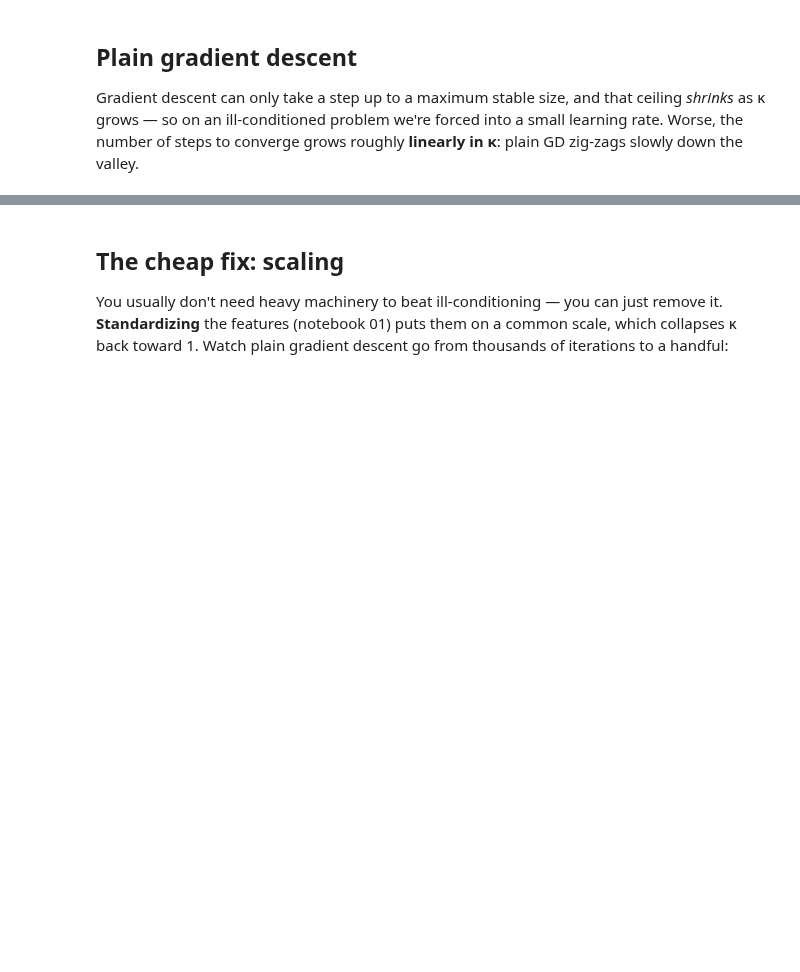
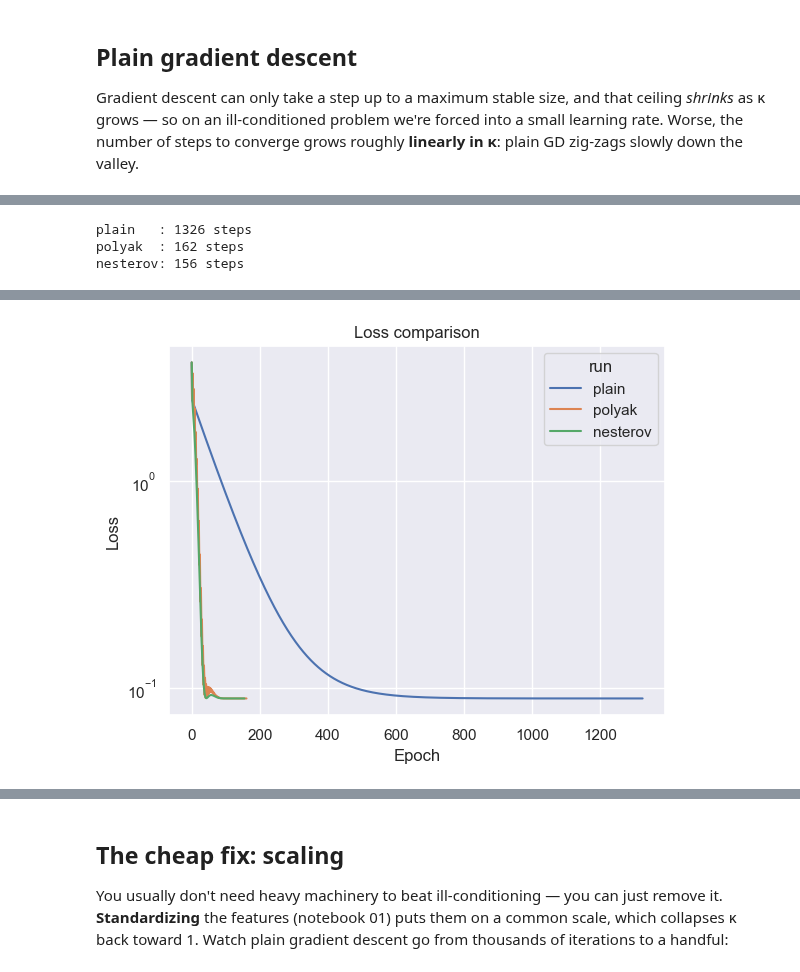
Before and after one commit to ValerioRocca/dolcestat, a Jupyter notebook: notebooks/04_optimization.ipynb, the cells around one changed output, grey strips where cells are left out. Cells and saved outputs as stored; diff of their text form; code cells hidden in the pictures; blank space fills up the shorter version.

```diff
--- a/notebooks/04_optimization.ipynb
+++ b/notebooks/04_optimization.ipynb
@@ -73,16 +114,26 @@ learning rates it can overshoot.)
 # %%
-polyak = GradientDescent(data=data, loss_function="mse", flavor="batch",
-                         alpha=0.003, n_iters=20000, tol=1e-8,
-                         momentum_type="polyak", momentum_rate=0.9)
-nesterov = GradientDescent(data=data, loss_function="mse", flavor="batch",
-                           alpha=0.003, n_iters=20000, tol=1e-8,
-                           momentum_type="nesterov", momentum_rate=0.9)
-polyak.fit()
-nesterov.fit()
+def run_gd(momentum_type=None, alpha=0.003, sampler=None, dataset=None, **kwargs):
+    """Train a fresh linear model and hand back the History."""
+    trainer = Trainer(
+        model=linear_model(),
+        loss=MeanSquaredError(),
+        optimizer=GradientDescent(alpha=alpha, momentum_type=momentum_type,
+                                  momentum_rate=0.9),
+        sampler=sampler if sampler is not None else BatchSampler(),
+    )
+    return trainer.run(dataset if dataset is not None else data, **kwargs)
 
-print("plain   :", len(plain.get_loss()), "iterations")
-print("polyak  :", len(polyak.get_loss()), "iterations")
-print("nesterov:", len(nesterov.get_loss()), "iterations")
 
-OptimizerAnalyzer([plain, polyak, nesterov],
+polyak_history = run_gd("polyak", n_epochs=20000, tol=1e-8)
+nesterov_history = run_gd("nesterov", n_epochs=20000, tol=1e-8)
+
+print("plain   :", plain_history.n_steps, "steps")
+print("polyak  :", polyak_history.n_steps, "steps")
+print("nesterov:", nesterov_history.n_steps, "steps")
+
+OptimizerAnalyzer([plain_history, polyak_history, nesterov_history],
                   labels=["plain", "polyak", "nesterov"]).plot_loss(log_scale=True)
+# %% [output]
+plain   : 1326 steps
+polyak  : 162 steps
+nesterov: 156 steps
@@ -89,3 +141,4 @@ OptimizerAnalyzer([plain, polyak, nesterov],
+[figure, added]
 # %% [markdown]
 ## Newton's method
 
```
Also changed, not shown: parts of 9 cells of this notebook, 53 other files.
